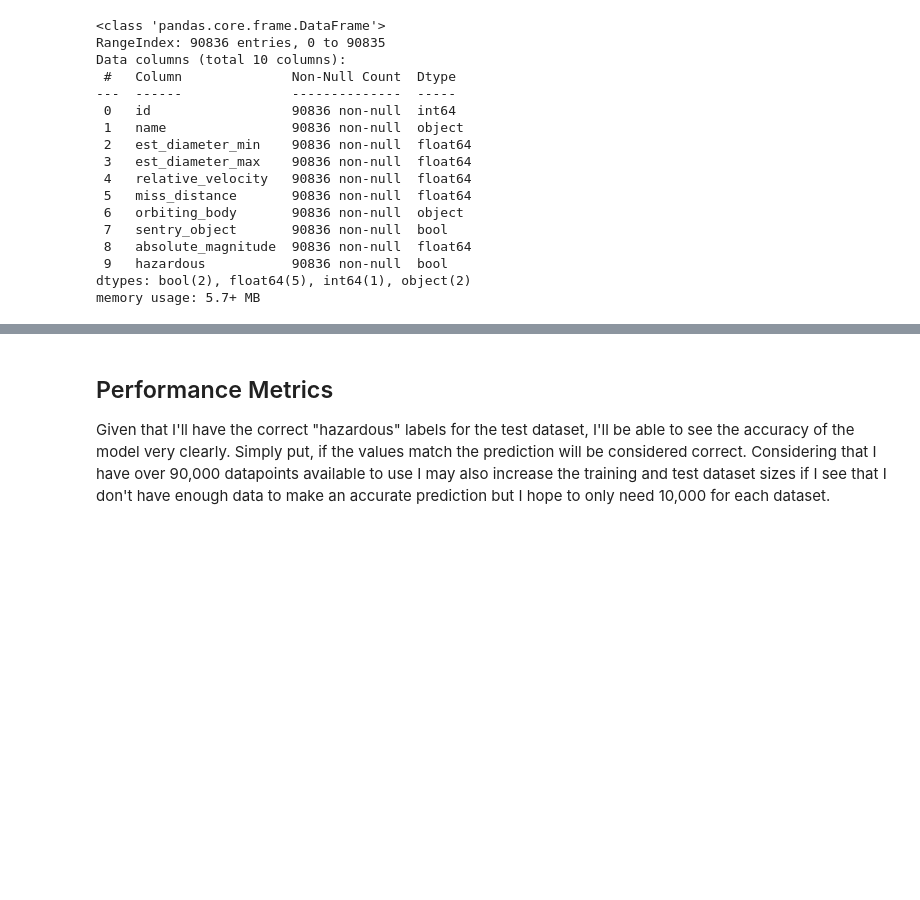
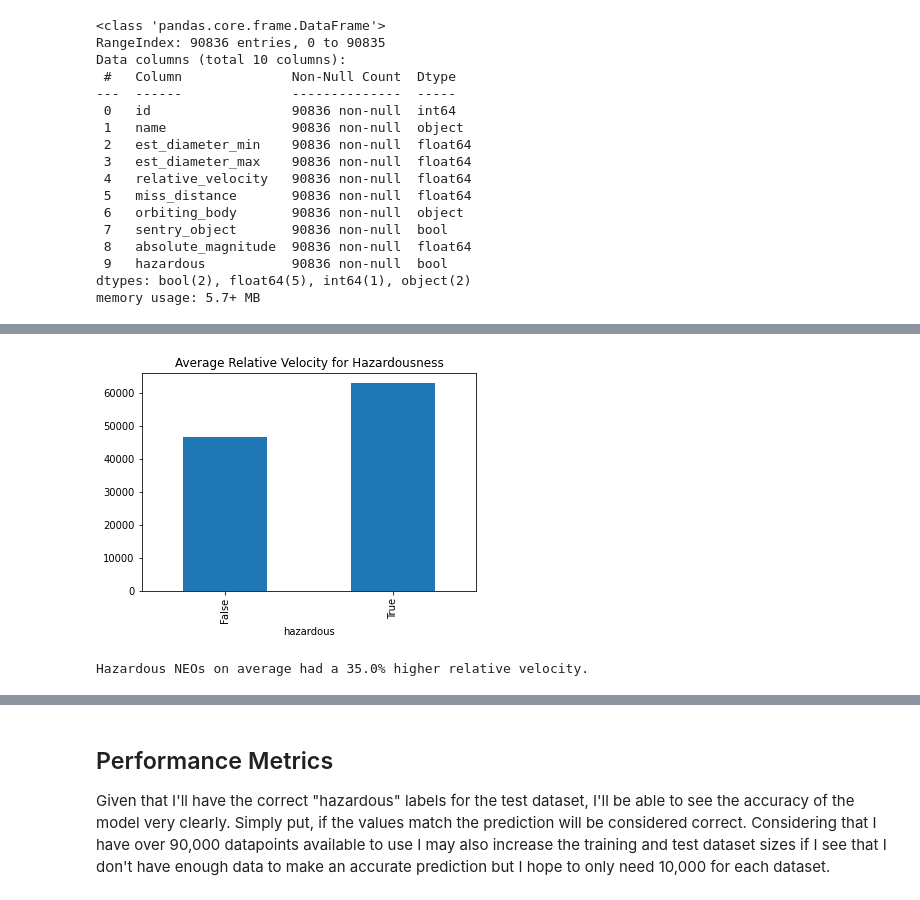
Before and after one commit to samarakoon-ryan/NASA-nearest-earth-objects-modeling, a Jupyter notebook: week1_assignment.ipynb, the cells around one changed output, grey strips where cells are left out. Drawn from its saved outputs; the diff is of its cells as text; code cells hidden in the pictures; blank space fills up the shorter version.

```diff
--- a/week1_assignment.ipynb
+++ b/week1_assignment.ipynb
@@ -85,0 +81,13 @@ sns.violinplot(data=neos, y='relative_velocity', x='hazardous')
+# %%
+# plot mean relative velocity per hazardousness
+neos.groupby('hazardous')['relative_velocity'].mean().plot.bar(title='Average Relative Velocity for Hazardousness')
+plt.show()
+neos.groupby('hazardous')['relative_velocity'].mean().round(2)
+rv_haz = neos.groupby('hazardous')['relative_velocity'].mean()[1].round(2)
+rv_non = neos.groupby('hazardous')['relative_velocity'].mean()[0].round(2)
+
+percentage_increase = ((rv_haz - rv_non) / rv_non * 100).round()
+print(f'Hazardous NEOs on average had a {percentage_increase}% higher relative velocity.')
+# %% [output]
+[figure, added]
+Hazardous NEOs on average had a 35.0% higher relative velocity.
```
Also changed, not shown: parts of 15 cells of this notebook.
